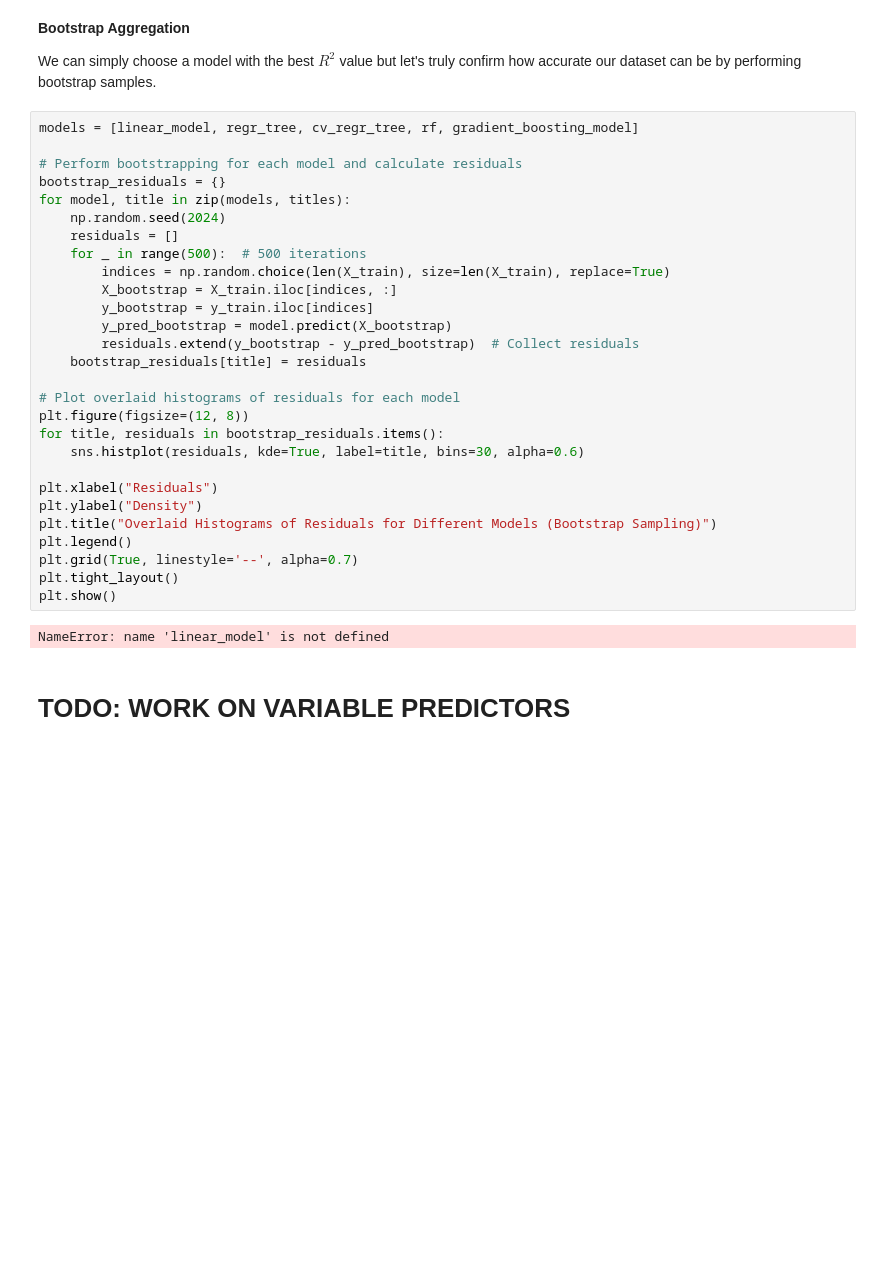
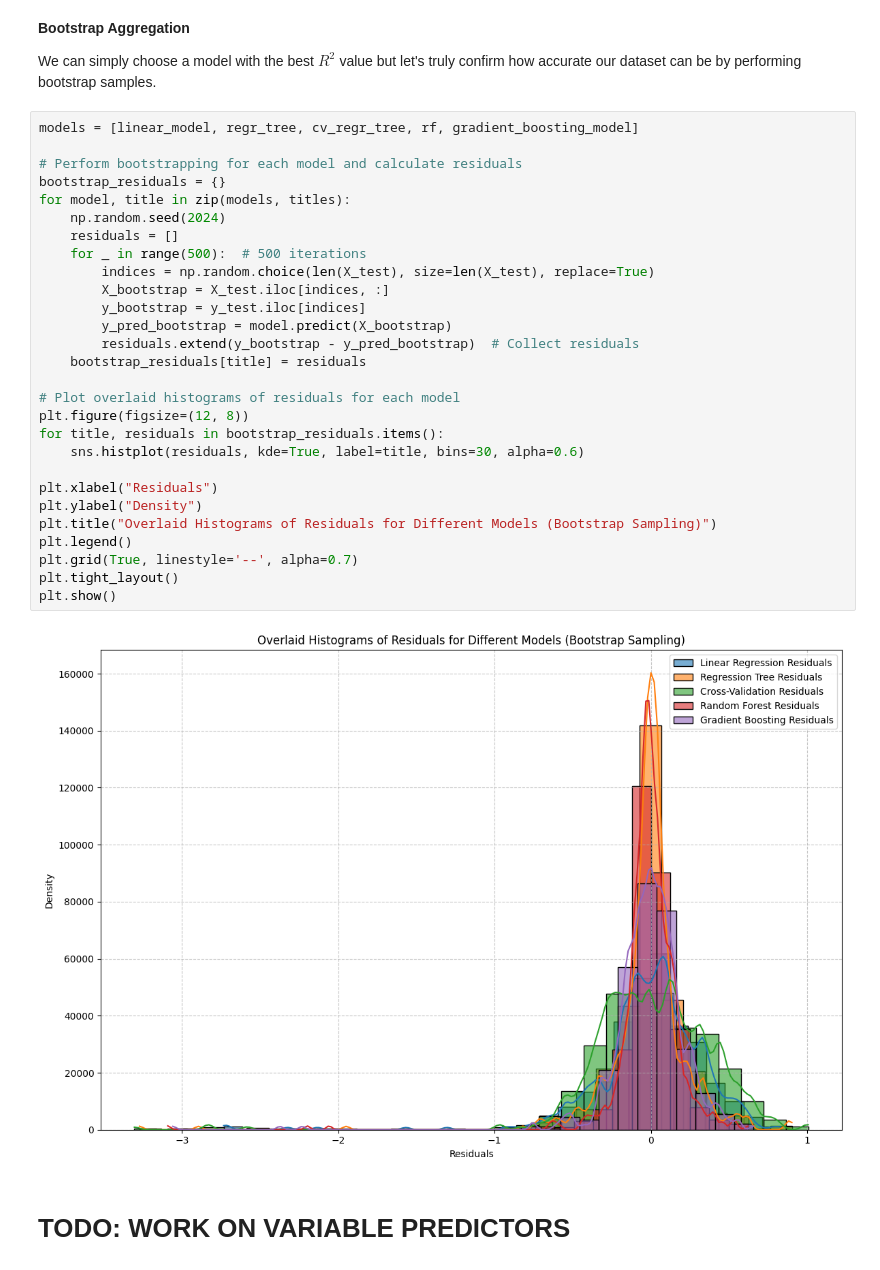
Before and after one commit to manpazito/PredictingHomelessness, a Jupyter notebook: Homelessness.ipynb, the cells around one changed output. Cells and saved outputs as stored; diff of their text form; blank space fills up the shorter version.

```diff
--- a/Homelessness.ipynb
+++ b/Homelessness.ipynb
@@ -565,33 +579,33 @@ We can simply choose a model with the best $R^2$ value but let's truly confirm h
 # %%
 models = [linear_model, regr_tree, cv_regr_tree, rf, gradient_boosting_model]
 
 # Perform bootstrapping for each model and calculate residuals
 bootstrap_residuals = {}
 for model, title in zip(models, titles):
     np.random.seed(2024)
     residuals = []
     for _ in range(500):  # 500 iterations
-        indices = np.random.choice(len(X_train), size=len(X_train), replace=True)
-        X_bootstrap = X_train.iloc[indices, :]
-        y_bootstrap = y_train.iloc[indices]
+        indices = np.random.choice(len(X_test), size=len(X_test), replace=True)
+        X_bootstrap = X_test.iloc[indices, :]
+        y_bootstrap = y_test.iloc[indices]
         y_pred_bootstrap = model.predict(X_bootstrap)
         residuals.extend(y_bootstrap - y_pred_bootstrap)  # Collect residuals
     bootstrap_residuals[title] = residuals
 
 # Plot overlaid histograms of residuals for each model
 plt.figure(figsize=(12, 8))
 for title, residuals in bootstrap_residuals.items():
     sns.histplot(residuals, kde=True, label=title, bins=30, alpha=0.6)
 
 plt.xlabel("Residuals")
 plt.ylabel("Density")
 plt.title("Overlaid Histograms of Residuals for Different Models (Bootstrap Sampling)")
 plt.legend()
 plt.grid(True, linestyle='--', alpha=0.7)
 plt.tight_layout()
 plt.show()
 # %% [output]
-NameError: name 'linear_model' is not defined
+[figure, added]
 # %% [markdown]
 # TODO: WORK ON VARIABLE PREDICTORS
 # %% [markdown]
```
Also changed, not shown: parts of 12 cells of this notebook.
